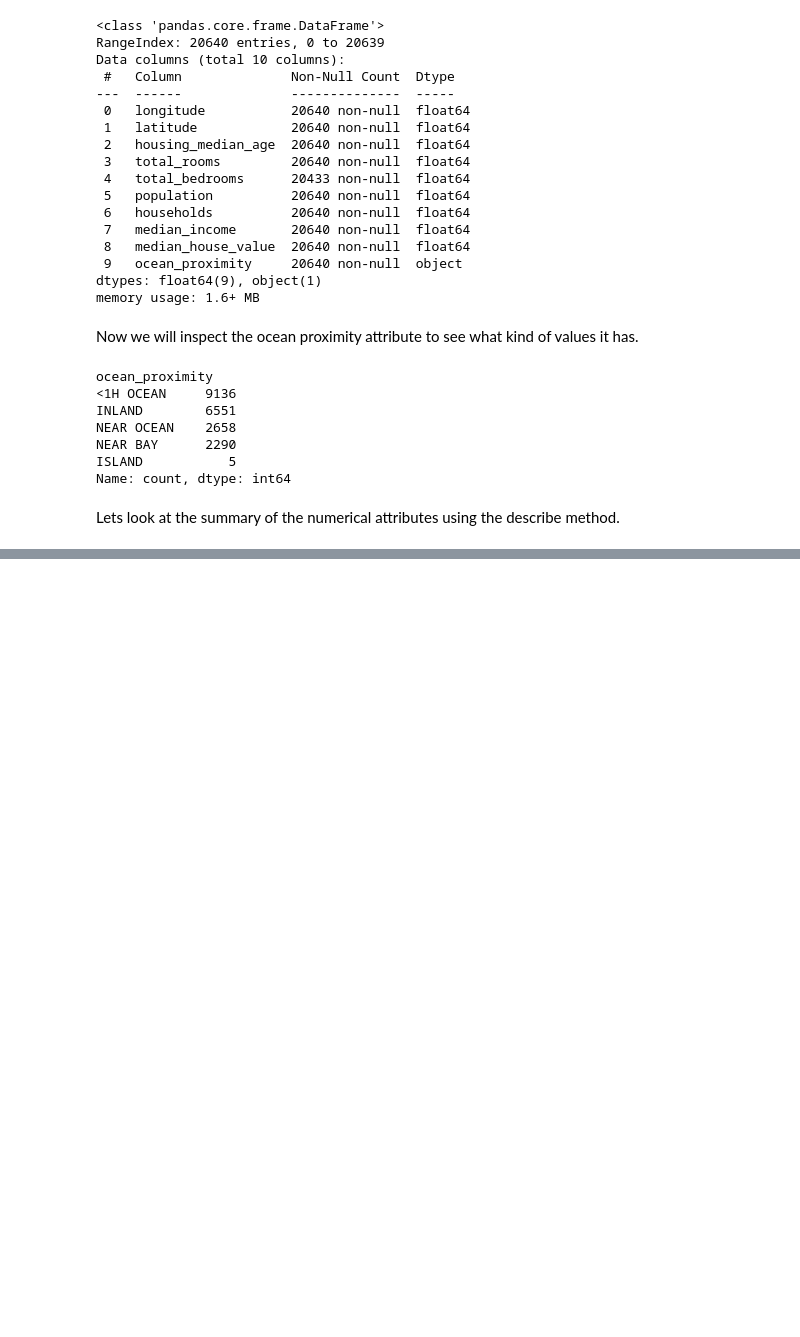
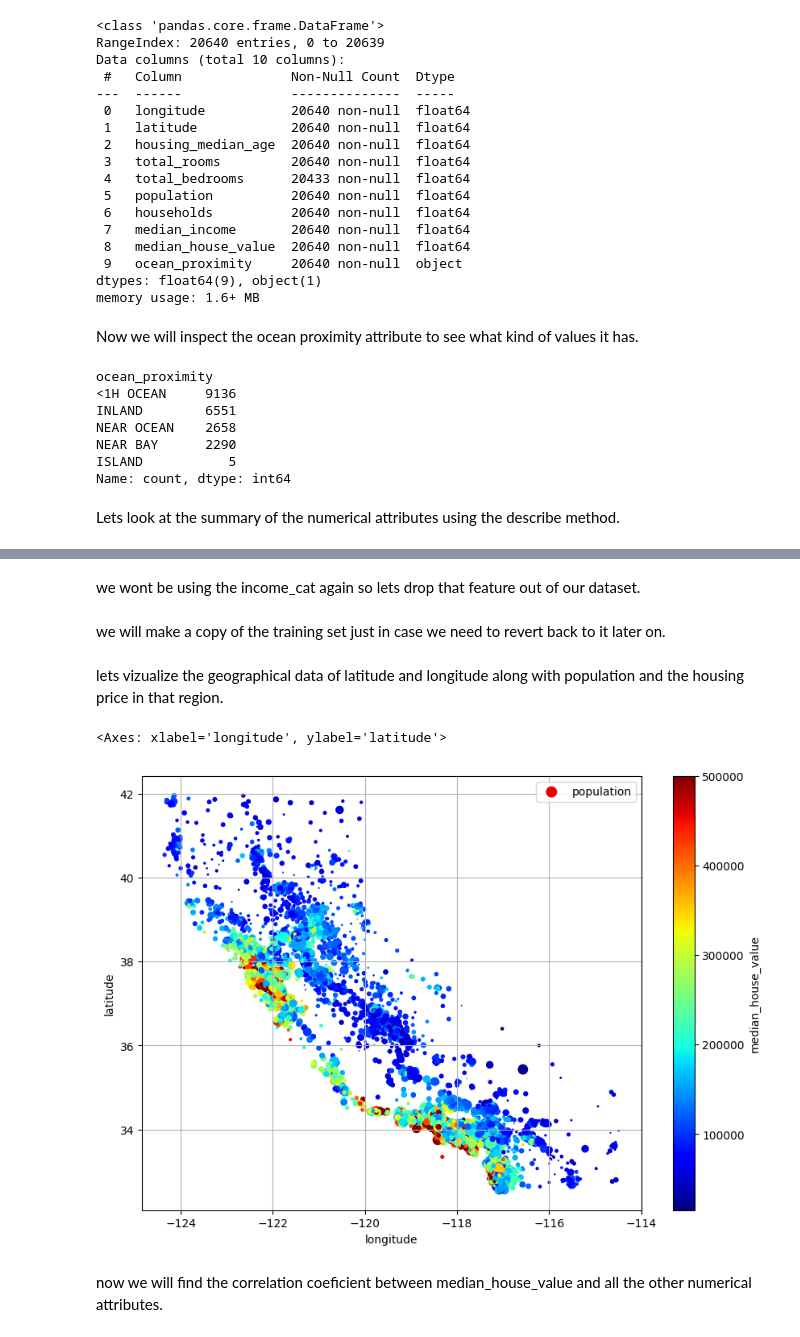
Before and after one commit to amrendra7777/ml, a Jupyter notebook: Housing.ipynb, the cells around one changed output, grey strips where cells are left out. Cells and saved outputs as stored; diff of their text form; code cells hidden in the pictures; blank space fills up the shorter version.

```diff
--- a/Housing.ipynb
+++ b/Housing.ipynb
@@ -90,0 +163,4 @@ housing.describe()
+# %%
+from sklearn.model_selection import train_test_split
+
+strat_train_set, strat_test_set = train_test_split(housing, test_size=0.2, stratify=housing["income_cat"], random_state=42)
@@ -90,0 +179,2 @@ housing.describe()
+# %% [markdown]
+we wont be using the income_cat again so lets drop that feature out of our dataset.
@@ -90,0 +184,14 @@ housing.describe()
+# %% [markdown]
+we will make a copy of the training set just in case we need to revert back to it later on.
+# %%
+housing = strat_train_set.copy()
+# %% [markdown]
+lets vizualize the geographical data of latitude and longitude along with population and the housing price in that region.
+# %%
+housing.plot(kind="scatter", x="longitude", y="latitude", grid=True, s=housing["population"]/100, label="population", c="median_house_value", cmap="jet",
+             colorbar=True, legend=True, sharex=False, figsize=(10,7))
+# %% [output]
+<Axes: xlabel='longitude', ylabel='latitude'>
+[figure, added]
+# %% [markdown]
+now we will find the correlation coeficient between median_house_value and all the other numerical attributes.
```
Also changed, not shown: parts of 21 cells of this notebook.
